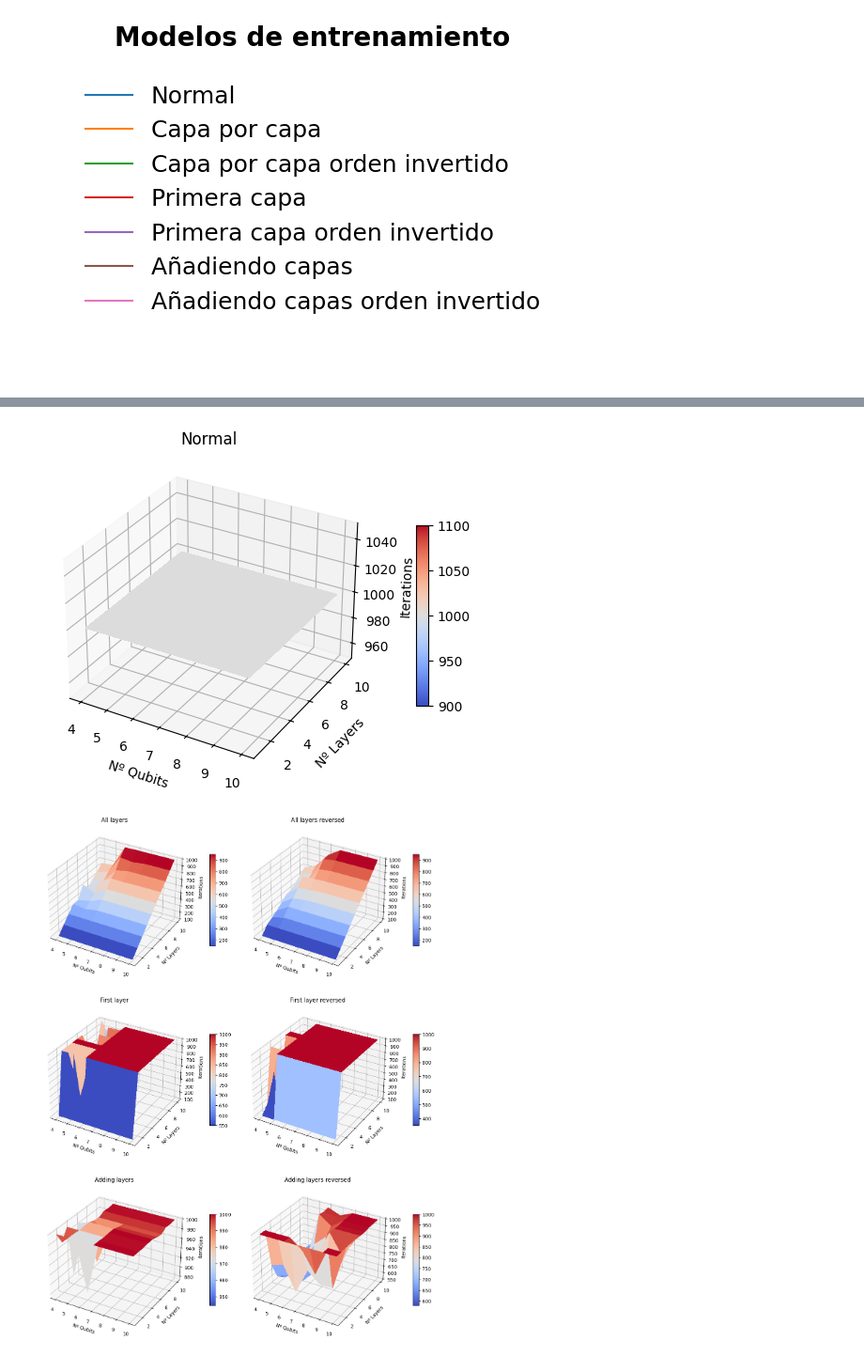
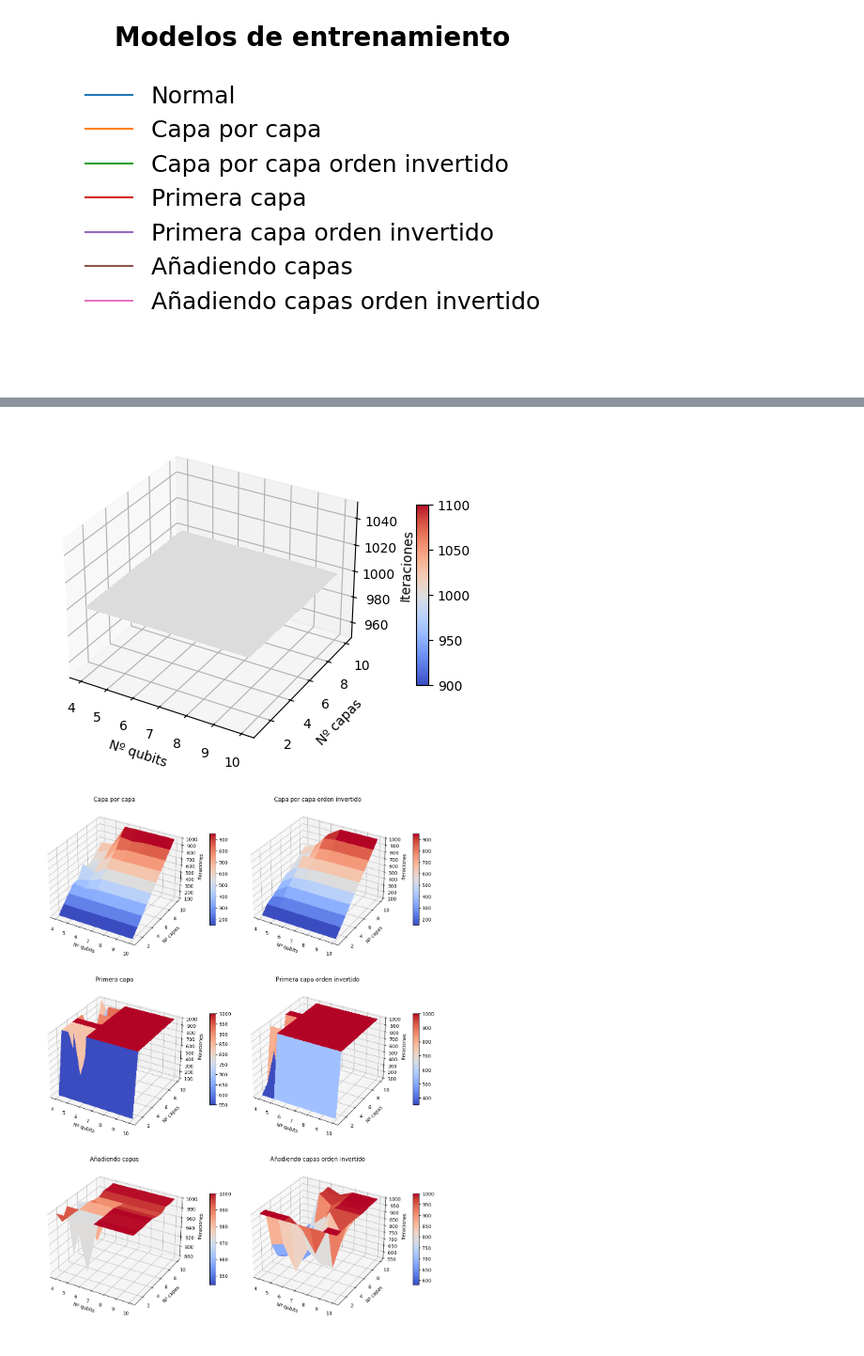
Before and after one commit to JLSM02/QML-Avoiding-BP, a Jupyter notebook: notebooks/VQE/BP_mitigation/layer_training.ipynb, the cells around one changed output, grey strips where cells are left out. Shown at 94% size. Cells and saved outputs as stored; diff of their text form; code cells hidden in the pictures.

```diff
--- a/notebooks/VQE/BP_mitigation/layer_training.ipynb
+++ b/notebooks/VQE/BP_mitigation/layer_training.ipynb
@@ -253,10 +253,10 @@ for i in range(len(X_vals)):
         Z[j,i] = res_var_qubit_layer_normal[i]["times"][j]
 ax = fig.add_subplot(1, 1, 1, projection='3d')
 surf = ax.plot_surface(X, Y, Z, cmap=cm.coolwarm, linewidth=0, antialiased=False)
-ax.set_title(f"Normal")
-ax.set_xlabel("Nº Qubits")
-ax.set_ylabel("Nº Layers")
-ax.set_zlabel("Time (s)")
+#ax.set_title(f"Normal")
+ax.set_xlabel("Nº qubits")
+ax.set_ylabel("Nº capas")
+ax.set_zlabel("Tiempo (s)")
 fig.colorbar(surf, ax=ax, shrink=0.5, aspect=15, pad=0.1)
 
 fig = plt.figure(figsize=(12, 16))
@@ -267,10 +267,11 @@ for k in range(len(res_var_qubit_layer)):
             Z[j,i] = res_var_qubit_layer[k][i]["times"][j]
     ax = fig.add_subplot(3, 2, k + 1, projection='3d')
     surf = ax.plot_surface(X, Y, Z, cmap=cm.coolwarm, linewidth=0, antialiased=False)
+    #ax.set_zlim(0, 80)
     ax.set_title(f"{titles[k]}")
-    ax.set_xlabel("Nº Qubits")
-    ax.set_ylabel("Nº Layers")
-    ax.set_zlabel("Time (s)")
+    ax.set_xlabel("Nº qubits")
+    ax.set_ylabel("Nº capas")
+    ax.set_zlabel("Tiempo (s)")
     fig.colorbar(surf, ax=ax, shrink=0.5, aspect=15, pad=0.1)
 
 plt.tight_layout()
@@ -281,40 +282,40 @@ plt.show()
 # %%
 X_vals = range(4, 11)
 Y_vals = range(1, 11)
 X, Y = np.meshgrid(X_vals, Y_vals)
 
 fig = plt.figure(figsize=(6, 5))
 Z = np.zeros((len(Y_vals), len(X_vals)))
 for i in range(len(X_vals)):
     for j in range(len(Y_vals)):
         Z[j,i] = res_var_qubit_layer_normal[i]["iters"][j]
 ax = fig.add_subplot(1, 1, 1, projection='3d')
 surf = ax.plot_surface(X, Y, Z, cmap=cm.coolwarm, linewidth=0, antialiased=False)
-ax.set_title(f"Normal")
-ax.set_xlabel("Nº Qubits")
-ax.set_ylabel("Nº Layers")
-ax.set_zlabel("Iterations")
+#ax.set_title(f"Normal")
+ax.set_xlabel("Nº qubits")
+ax.set_ylabel("Nº capas")
+ax.set_zlabel("Iteraciones")
 fig.colorbar(surf, ax=ax, shrink=0.5, aspect=15, pad=0.1)
 
 fig = plt.figure(figsize=(12, 16))
 for k in range(len(res_var_qubit_layer)):
     Z = np.zeros((len(Y_vals), len(X_vals)))
     for i in range(len(X_vals)):
         for j in range(len(Y_vals)):
             Z[j,i] = res_var_qubit_layer[k][i]["iters"][j]
     ax = fig.add_subplot(3, 2, k + 1, projection='3d')
     surf = ax.plot_surface(X, Y, Z, cmap=cm.coolwarm, linewidth=0, antialiased=False)
     ax.set_title(f"{titles[k]}")
-    ax.set_xlabel("Nº Qubits")
-    ax.set_ylabel("Nº Layers")
-    ax.set_zlabel("Iterations")
+    ax.set_xlabel("Nº qubits")
+    ax.set_ylabel("Nº capas")
+    ax.set_zlabel("Iteraciones")
     fig.colorbar(surf, ax=ax, shrink=0.5, aspect=15, pad=0.1)
 
 plt.tight_layout()
 plt.show()
 # %% [output]
-[figure, old version]
+[figure, new version]
-[figure, old version]
+[figure, new version]
 # %%
 X_vals = range(4, 11)
 Y_vals = range(1, 11)
```
Also changed, not shown: parts of 3 cells of this notebook, 6 other files.
